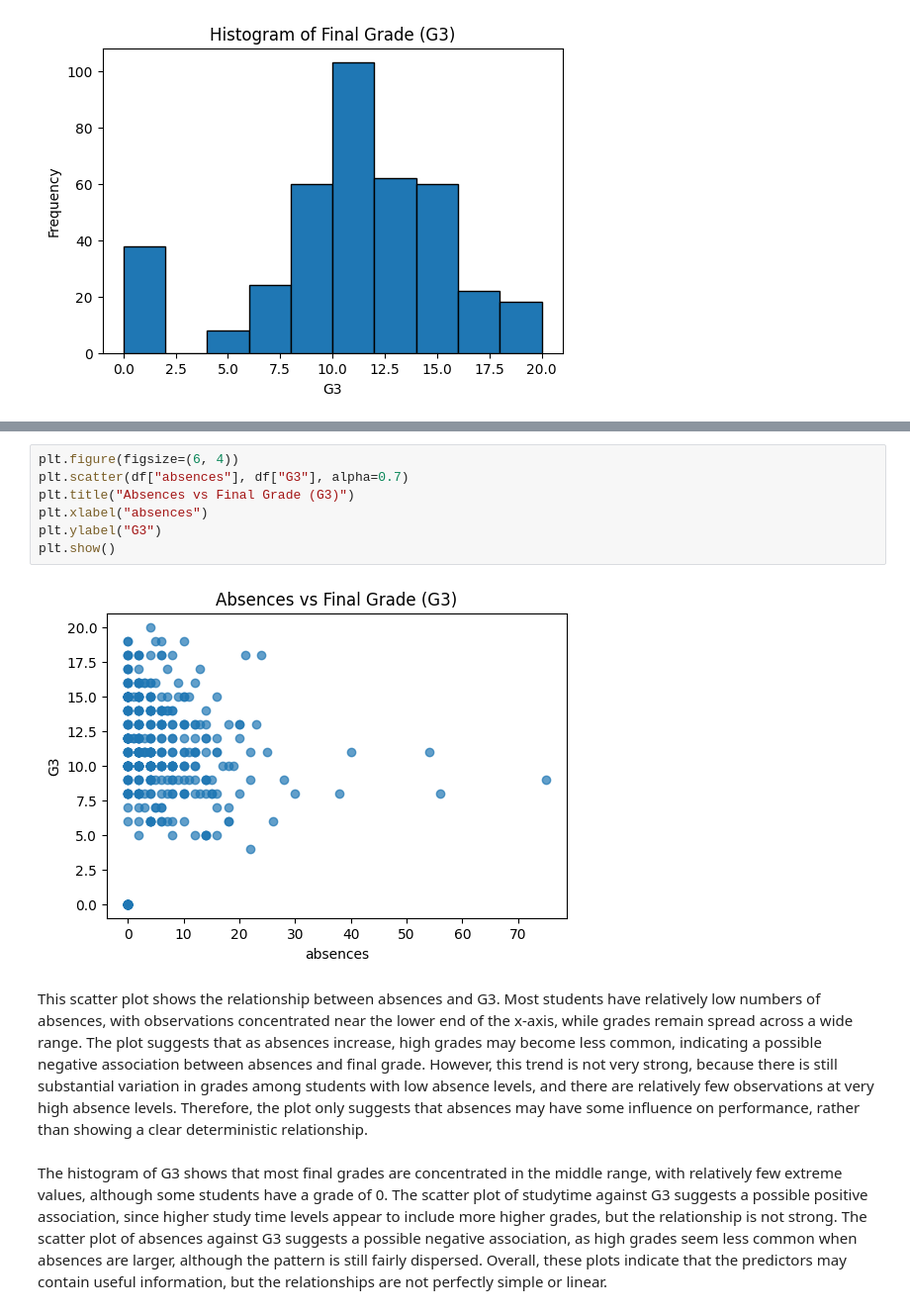
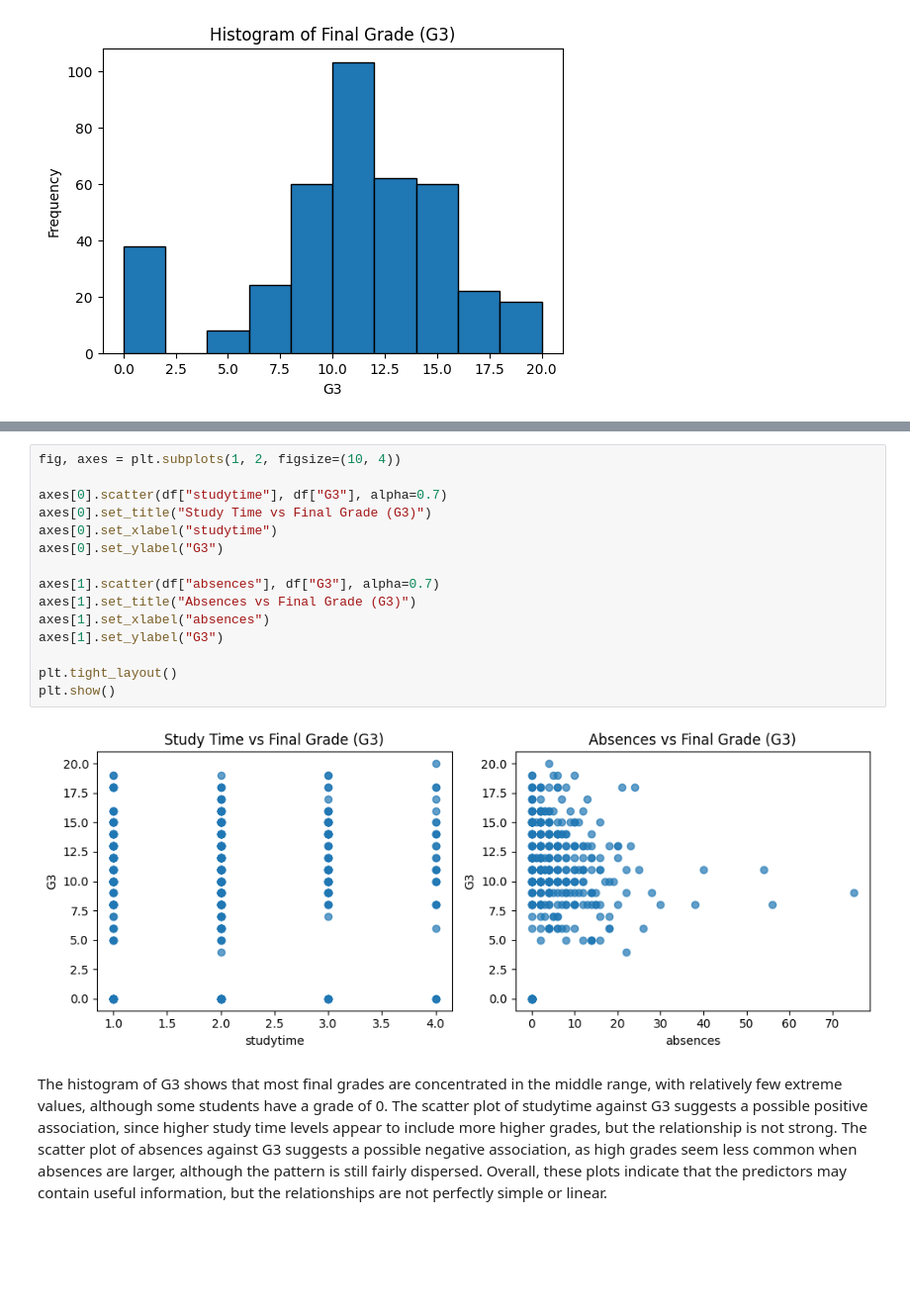
Before and after one commit to zvrv6256-uol/2604-individual-project, a Jupyter notebook: code.ipynb, the cells around one changed output, grey strips where cells are left out. Shown at 99% size. Cells and saved outputs as stored; diff of their text form; blank space fills up the shorter version.

```diff
--- a/code.ipynb
+++ b/code.ipynb
@@ -122,13 +130,19 @@ This scatter plot shows the relationship between studytime and G3. Since studyti
-# %%
-plt.figure(figsize=(6, 4))
-plt.scatter(df["absences"], df["G3"], alpha=0.7)
-plt.title("Absences vs Final Grade (G3)")
-plt.xlabel("absences")
-plt.ylabel("G3")
-plt.show()
-# %% [output]
-[figure, removed]
-# %% [markdown]
-This scatter plot shows the relationship between absences and G3. Most students have relatively low numbers of absences, with observations concentrated near the lower end of the x-axis, while grades remain spread across a wide range. The plot suggests that as absences increase, high grades may become less common, indicating a possible negative association between absences and final grade. However, this trend is not very strong, because there is still substantial variation in grades among students with low absence levels, and there are relatively few observations at very high absence levels. Therefore, the plot only suggests that absences may have some influence on performance, rather than showing a clear deterministic relationship.
+# %%
+fig, axes = plt.subplots(1, 2, figsize=(10, 4))
+
+axes[0].scatter(df["studytime"], df["G3"], alpha=0.7)
+axes[0].set_title("Study Time vs Final Grade (G3)")
+axes[0].set_xlabel("studytime")
+axes[0].set_ylabel("G3")
+
+axes[1].scatter(df["absences"], df["G3"], alpha=0.7)
+axes[1].set_title("Absences vs Final Grade (G3)")
+axes[1].set_xlabel("absences")
+axes[1].set_ylabel("G3")
+
+plt.tight_layout()
+plt.show()
+# %% [output]
+[figure, added]
 # %% [markdown]
 The histogram of G3 shows that most final grades are concentrated in the middle range, with relatively few extreme values, although some students have a grade of 0. The scatter plot of studytime against G3 suggests a possible positive association, since higher study time levels appear to include more higher grades, but the relationship is not strong. The scatter plot of absences against G3 suggests a possible negative association, as high grades seem less common when absences are larger, although the pattern is still fairly dispersed. Overall, these plots indicate that the predictors may contain useful information, but the relationships are not perfectly simple or linear.
```
Also changed, not shown: parts of 25 cells of this notebook.
